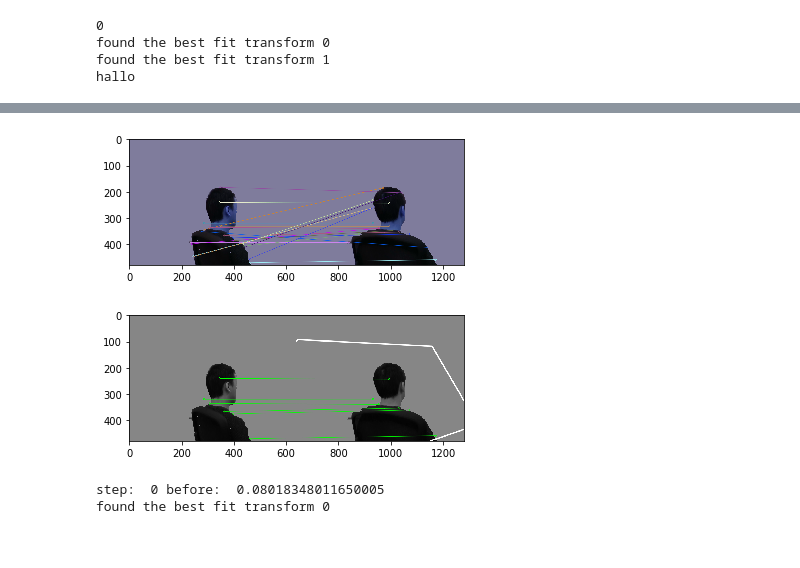
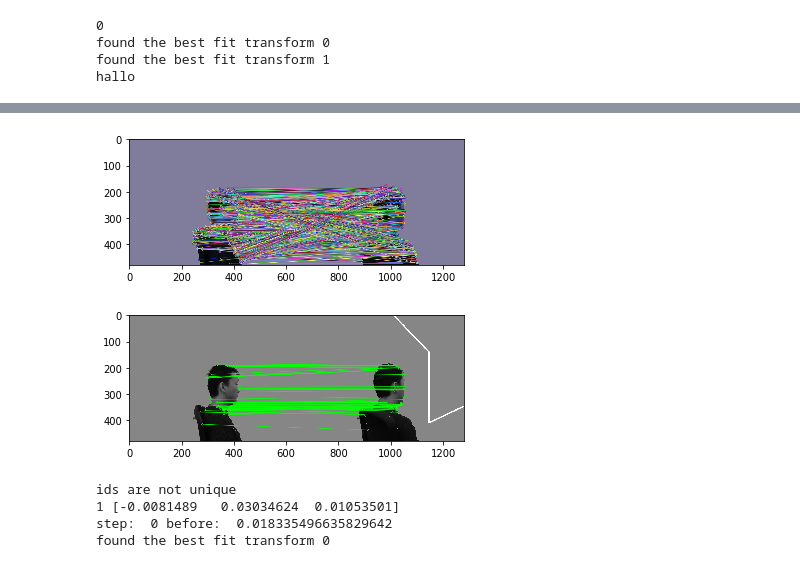
Before and after one commit to yichao-l/head_reconstruct, a Jupyter notebook: yichao-test.ipynb, the cells around one changed output, grey strips where cells are left out. Saved outputs shown, nothing was run; the diff lists cells and outputs as text; code cells hidden in the pictures.

```diff
--- a/yichao-test.ipynb
+++ b/yichao-test.ipynb
@@ -50,8 +50,8 @@ found the best fit transform 0
 found the best fit transform 1
 hallo
 # %%
-for i in range(3,16):
-    head1 = HEAD_RECON.threeD_head.read_from_file(1,i)
+for i in range(1,16):
+    head1 = HEAD_RECON.threeD_head.read_from_file(2,i)
     head1.full_filter()
     head1.create_vpython_spheres()
     head1.save()
@@ -73,3 +73,9 @@ color filter done.
 depth filter done.
 dangling removal done
 color filter done.
+# %%
+for i in range(1,16):
+    head1 = HEAD_RECON.threeD_head.read_from_file(3,i)
+    head1.full_filter()
+    head1.create_vpython_spheres()
+    head1.save()
@@ -75,0 +100,6 @@ color filter done.
+# %%
+for i in range(10,16):
+    head1 = HEAD_RECON.threeD_head.read_from_file(4,i)
+    head1.full_filter()
+    head1.create_vpython_spheres()
+    head1.save()
@@ -94,11 +143,13 @@ def make_mhead(all_heads, first, last):
         heads.append_head(all_heads[i])
         heads.join_heads(i-1,i)
         heads.icp_transform(i-1,i)
-    heads.save(sparcity=1)
+    heads.save(sparcity=0.3)
 # %%
-make_mhead(all_heads,6,7)
+make_mhead(all_heads,5,6)
 # %% [output]
-[figure, old version]
+[figure, new version]
-[figure, old version]
+[figure, new version]
-step:  0 before:  0.08018348011650005
+ids are not unique
+1 [-0.0081489   0.03034624  0.01053501]
+step:  0 before:  0.018335496635829642
 found the best fit transform 0
```
Also changed, not shown: parts of 13 cells of this notebook, 7 other files.
